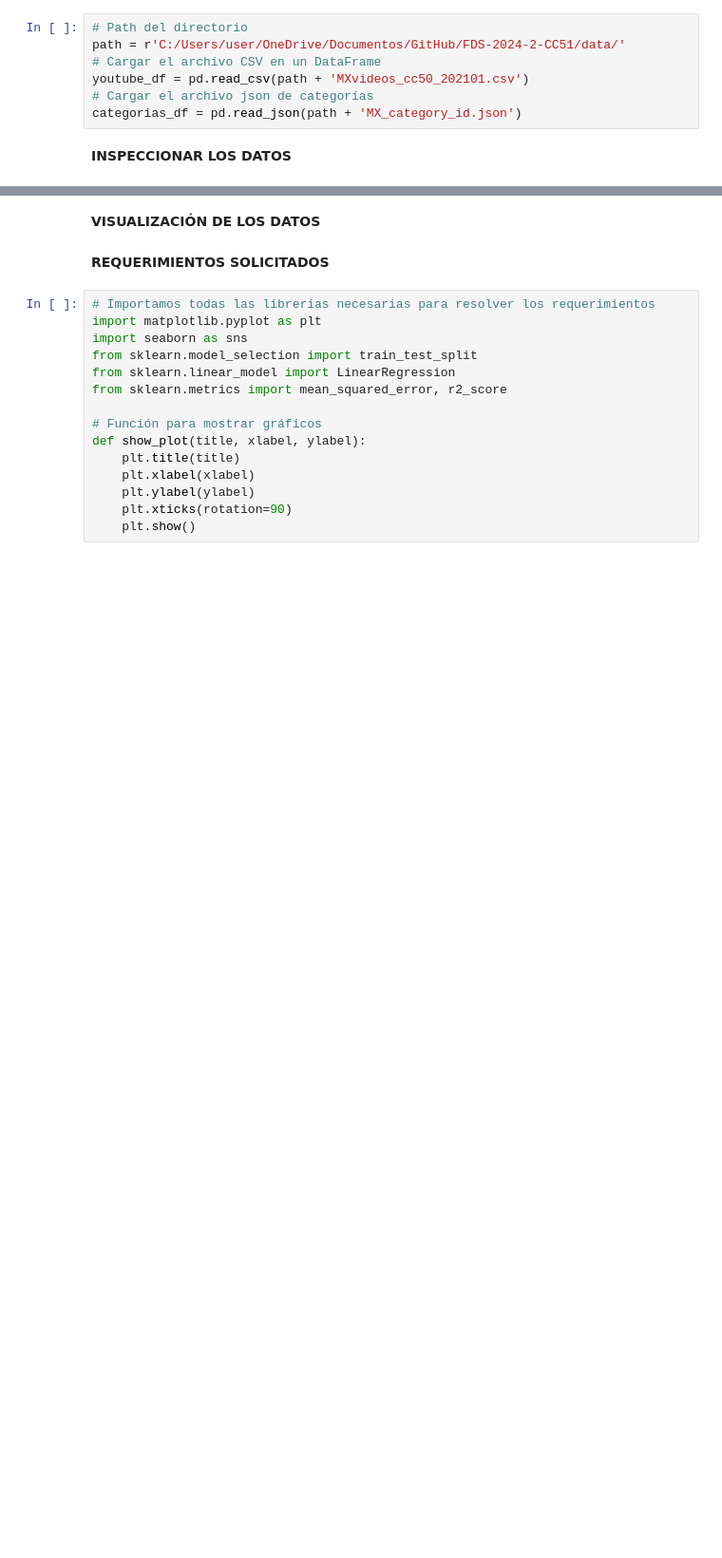
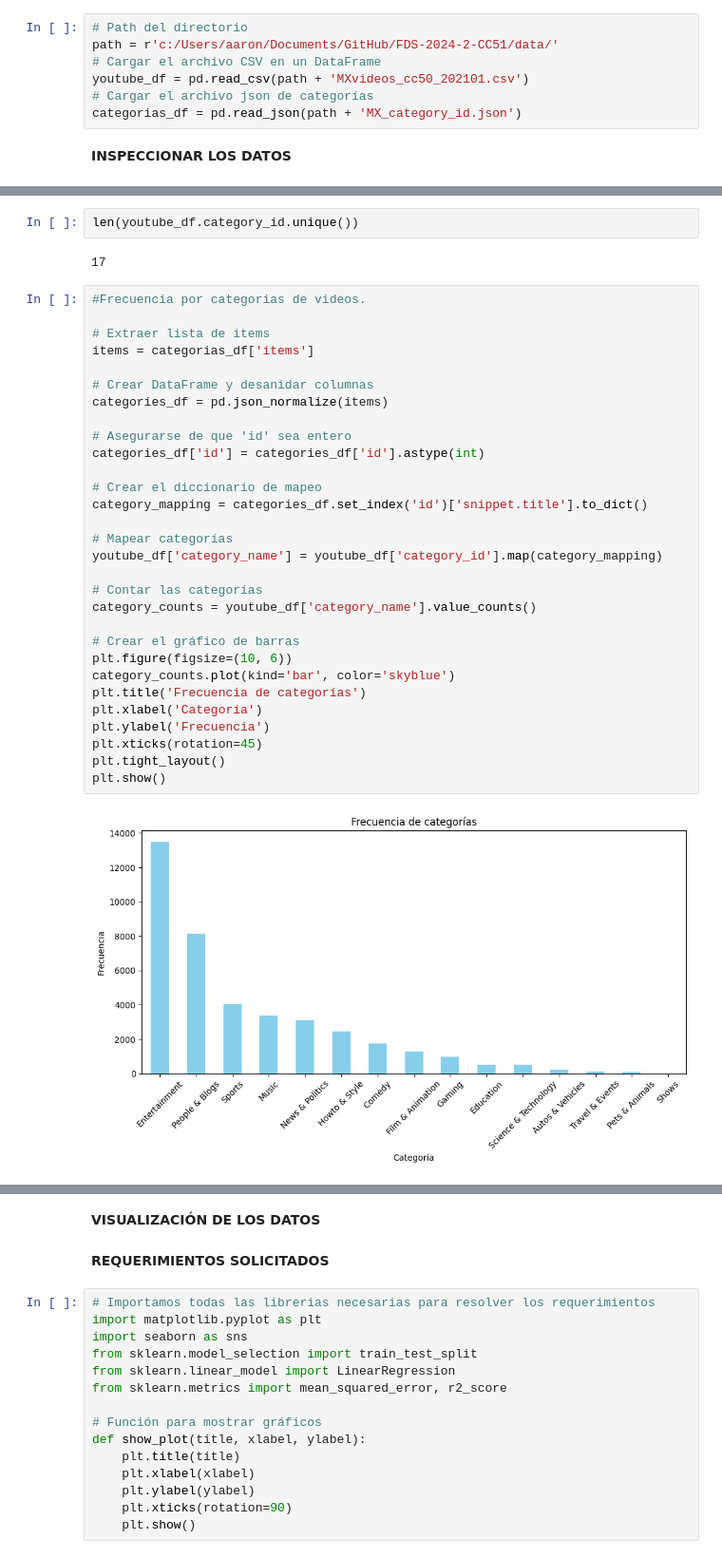
Before and after one commit to yselae/FDS-2024-2-CC51, a Jupyter notebook: code/TrabajoFinal.ipynb, the cells around one changed output, grey strips where cells are left out. Shown at 95% size. Drawn from its saved outputs; the diff is of its cells as text; blank space fills up the shorter version.

```diff
--- a/code/TrabajoFinal.ipynb
+++ b/code/TrabajoFinal.ipynb
@@ -16,6 +16,6 @@ Directorio actual: c:\Users\user\OneDrive\Documentos\GitHub\FDS-2024-2-CC51\code
 # %%
 # Path del directorio
-path = r'C:/Users/user/OneDrive/Documentos/GitHub/FDS-2024-2-CC51/data/'
+path = r'c:/Users/aaron/Documents/GitHub/FDS-2024-2-CC51/data/'
 # Cargar el archivo CSV en un DataFrame
 youtube_df = pd.read_csv(path + 'MXvideos_cc50_202101.csv')
 # Cargar el archivo json de categorías
@@ -54,0 +96,36 @@ youtube_df.describe()
+# %%
+len(youtube_df.category_id.unique())
+# %% [output]
+17
+# %%
+#Frecuencia por categorias de videos.
+
+# Extraer lista de items
+items = categorias_df['items']
+
+# Crear DataFrame y desanidar columnas
+categories_df = pd.json_normalize(items)
+
+# Asegurarse de que 'id' sea entero
+categories_df['id'] = categories_df['id'].astype(int)
+
+# Crear el diccionario de mapeo
+category_mapping = categories_df.set_index('id')['snippet.title'].to_dict()
+
+# Mapear categorías
+youtube_df['category_name'] = youtube_df['category_id'].map(category_mapping)
+
+# Contar las categorías
+category_counts = youtube_df['category_name'].value_counts()
+
+# Crear el gráfico de barras
+plt.figure(figsize=(10, 6))
+category_counts.plot(kind='bar', color='skyblue')
+plt.title('Frecuencia de categorías')
+plt.xlabel('Categoría')
+plt.ylabel('Frecuencia')
+plt.xticks(rotation=45)
+plt.tight_layout()
+plt.show()
+# %% [output]
+[figure, added]
```
Also changed, not shown: parts of 33 cells of this notebook, 2 other files.
